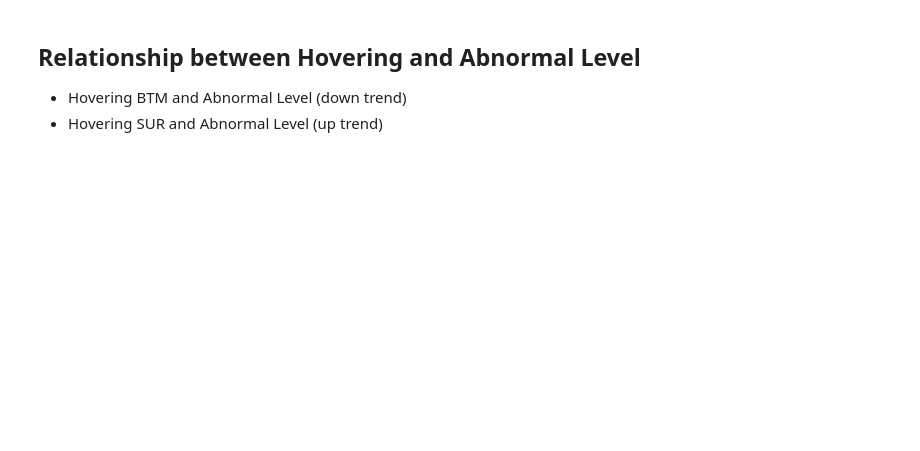
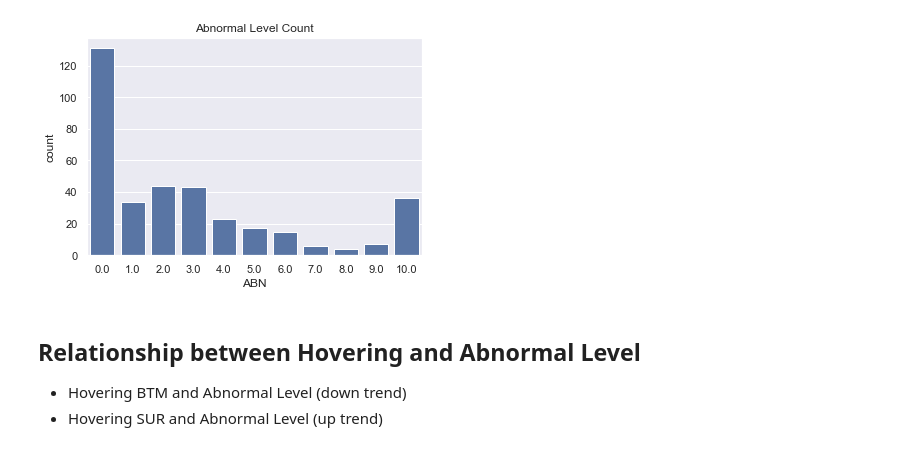
Before and after one commit to isaacebi/Aquaculture-Intelligence, a Jupyter notebook: notebooks/01-CO2-data-exploration.ipynb, the cells around one changed output. Saved outputs shown, nothing was run; the diff lists cells and outputs as text; code cells hidden in the pictures; blank space fills up the shorter version.

```diff
--- a/notebooks/01-CO2-data-exploration.ipynb
+++ b/notebooks/01-CO2-data-exploration.ipynb
@@ -49,16 +146,22 @@ for i in range(1, 4):
 # %%
 df_all = pd.DataFrame()
 
 for idx in range(3):
     # Experiment batch
     experiment = f"ABN_B{idx+1}"
+
+    df = pd.read_csv(eval(experiment)).dropna()
+    df['experiment'] = experiment
+
     # Load csv data
-    df_all = pd.concat([df_all, pd.read_csv(eval(experiment))]).reset_index(drop=True)
+    df_all = pd.concat([df_all, df]).reset_index(drop=True)
 
 # Plotting countplot
 sns.countplot(df_all, x='ABN')
 plt.title(f"Abnormal Level Count")
 plt.show()
+# %% [output]
+[figure, added]
 # %% [markdown]
 ## Relationship between Hovering and Abnormal Level
 
```
Also changed, not shown: parts of 115 cells of this notebook.
